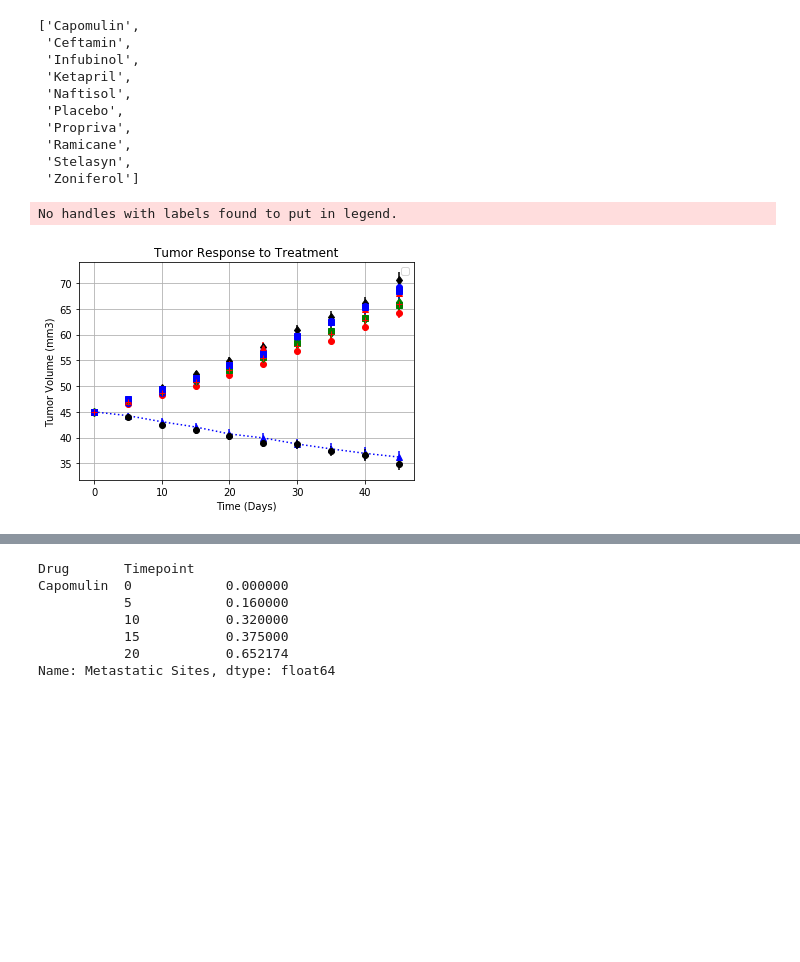
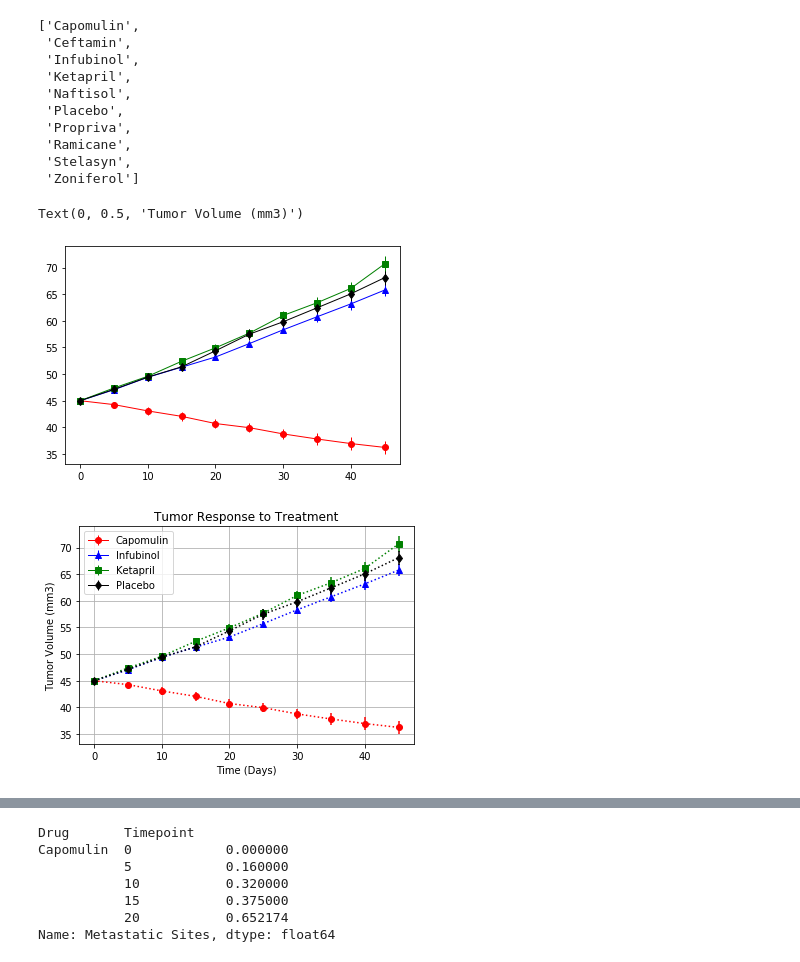
Before and after one commit to Dan-Bruen/matplotlib-challenge, a Jupyter notebook: Pymaceuticals_DanBruen/Pymaceutical_DanBruen_Main.ipynb, the cells around one changed output, grey strips where cells are left out. Cells and saved outputs as stored; diff of their text form; code cells hidden in the pictures; blank space fills up the shorter version.

```diff
--- a/Pymaceuticals_DanBruen/Pymaceutical_DanBruen_Main.ipynb
+++ b/Pymaceuticals_DanBruen/Pymaceutical_DanBruen_Main.ipynb
@@ -136,42 +108,26 @@ drug_list = ['Capomulin',
 # %%
 # Generate the Plot (with Error Bars)
 # Creating a scatter plot that shows how the tumor volume changes over time for each treatment
-drug_list = ['Capomulin',
- 'Ceftamin',
- 'Infubinol',
- 'Ketapril',
- 'Naftisol',
- 'Placebo',
- 'Propriva',
- 'Ramicane',
- 'Stelasyn',
- 'Zoniferol']
+drug_list = ['Capomulin', 'Infubinol', 'Ketapril', 'Placebo']
+plt_style_dict = {"Capomulin":'ro:', 'Infubinol':'b^:', 'Ketapril':'gs:', 'Placebo': 'kd:'}
 
-plt_style_dict = {'Capomulin':'b^:',
- 'Ceftamin': 'ro',
- 'Infubinol': 'gs',
- 'Ketapril': 'kd',
- 'Naftisol': 'bo',
- 'Placebo': 'r^',
- 'Propriva': 'gd',
- 'Ramicane': 'ko',
- 'Stelasyn': 'bs',
- 'Zoniferol': 'r+'}
+Capomulin_response = plt.errorbar(reformed_mean_tumor_vol.index, reformed_mean_tumor_vol['Capomulin'], yerr = sem_tumor_vol['Capomulin'], color = 'r', marker = 'o', linewidth = 1, label="Capomulin")
+Infubinol_response = plt.errorbar(reformed_mean_tumor_vol.index, reformed_mean_tumor_vol['Infubinol'], yerr = sem_tumor_vol['Infubinol'], color = 'b', marker = '^', linewidth = 1, label="Infubinol")
+Ketapril_response = plt.errorbar(reformed_mean_tumor_vol.index, reformed_mean_tumor_vol['Ketapril'], yerr = sem_tumor_vol['Ketapril'], color = 'g', marker = 's', linewidth = 1, label="Ketapril")
+Placebo_response = plt.errorbar(reformed_mean_tumor_vol.index, reformed_mean_tumor_vol['Placebo'], yerr = sem_tumor_vol['Placebo'], color = 'k', marker = 'd', linewidth = 1, label="Placebo")
 
 fig1, ax1 = plt.subplots()
 for drug in drug_list:
     ax1.errorbar(reformed_mean_tumor_vol.index, reformed_mean_tumor_vol[drug], sem_tumor_vol[drug], fmt = plt_style_dict[drug])
-ax1.legend()
+
+plt.legend(handles=[Capomulin_response, Infubinol_response, Ketapril_response, Placebo_response], loc="best")
 plt.grid(True)
 plt.title('Tumor Response to Treatment')
 plt.xlabel('Time (Days)')
 plt.ylabel('Tumor Volume (mm3)')
-
-#Save plot
-plt.savefig("TumorResponseToTreatment.png")
-plt.show()
 # %% [output]
-No handles with labels found to put in legend.
+Text(0, 0.5, 'Tumor Volume (mm3)')
-[figure, old version]
+[figure, new version]
+[figure, added]
 # %%
 # Save the Figure
```
Also changed, not shown: parts of 22 cells of this notebook, 3 other files.
